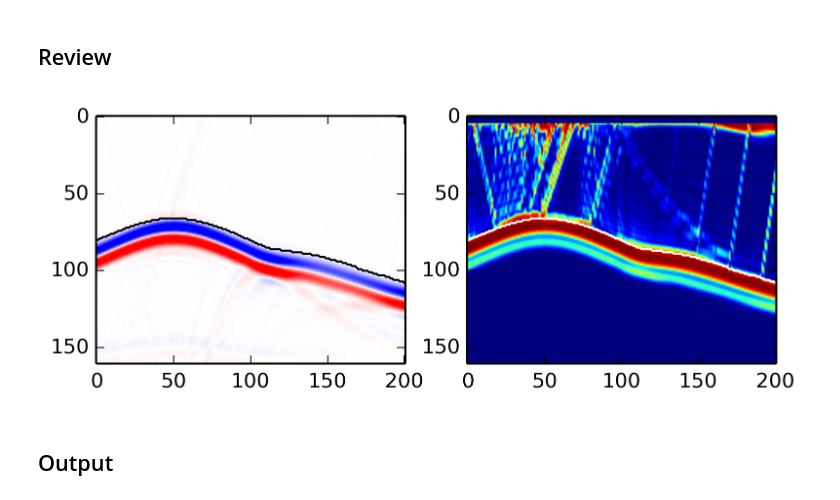
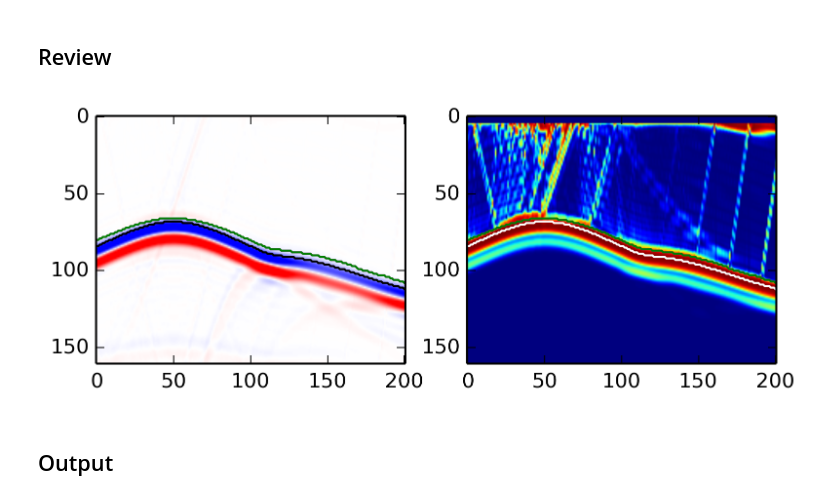
Before and after one commit to uwoseis/simplepicker, a Jupyter notebook: simplepicker.ipynb, the cells around one changed output. Cells and saved outputs as stored; diff of their text form; code cells hidden in the pictures.

Commit message:
Pick on inflections.

```diff
--- a/simplepicker.ipynb
+++ b/simplepicker.ipynb
@@ -26,6 +26,7 @@ windowLength    = 5         # How long a window to use
 pickOffset      = -5        # How far back to shift picks from peak STA/LTA
 zeroStart       = 50        # How far back to blank in the first pass
 zeroRel         = -10       # How far back from the initial pick to blank in the second pass
+inflectionSign  = -1        # Final pick on + or - inflection
 unit            = 1e3       # 1000 ms / s
 
 outputFormat = '%(index)8d %(tag)4d %(sx)0.6e %(sz)0.6e %(rx)0.6e %(rz)0.6e %(pick)e\n'
@@ -48,47 +49,59 @@ data = sf[:]
 er = energyratio(data, windowLength)
 er0 = er.copy()
 er0[:,:zeroStart] = 0
-picks = np.argmax(er0, axis=1) + pickOffset
+picks0 = np.argmax(er0, axis=1) + pickOffset
 del(er0)
 er1 = er.copy()
 for itrace in xrange(sf.ntr):
-    er1[itrace,:picks[itrace]+zeroRel] = 0
-picks = np.argmax(er1, axis=1) + pickOffset
+    er1[itrace,:picks0[itrace]+zeroRel] = 0
+picks1 = np.argmax(er1, axis=1) + pickOffset
 del(er1)
+
+der2 = np.diff(data)
+gathers = np.array_split(der2, nsrc)
+subpicks = np.array_split(picks1, nsrc)
+
+inflector = np.argmax if inflectionSign > 0 else np.argmin
+findInflection = lambda traces, picks, hlen=5: [pick + inflector(trace[pick-hlen:pick+hlen+1])-hlen for pick, trace in zip(picks, traces)]
+picks2 = np.concatenate(map(findInflection, gathers, subpicks))
 
 clipScale = 0.5*abs(data).max()
 def getInfo(isrc):
     trStart = isrc * nrec
     trEnd   = trStart + nrec
-    return data[trStart:trEnd], er[trStart:trEnd], picks[trStart:trEnd]
+    return data[trStart:trEnd], er[trStart:trEnd], picks0[trStart:trEnd], picks1[trStart:trEnd], picks2[trStart:trEnd]
 # %% [markdown]
 ## Review
 # %%
 shotGather = 50
 
-dataGather, erGather, picksGather = getInfo(shotGather)
+dataGather, erGather, picks0Gather, picks1Gather, picks2Gather = getInfo(shotGather)
 
 fig = plt.figure()
 plt.subplot(1,2,1)
 plotOpts = {
     'vmin': -clipScale,
     'vmax': clipScale,
     'cmap': cm.bwr,
 }
 plt.imshow(dataGather.T, **plotOpts)
 axis0 = plt.axis()
-plt.plot(picksGather, 'k-')
+plt.plot(picks0Gather, 'm-')
+plt.plot(picks1Gather, 'g-')
+plt.plot(picks2Gather, 'k-')
 plt.axis(axis0)
 
 plt.subplot(1,2,2)
 plotOpts = {
     'cmap': cm.jet,
 }
 plt.imshow(erGather.T, **plotOpts)
-plt.plot(picksGather, 'w-')
+plt.plot(picks0Gather, 'm-')
+plt.plot(picks1Gather, 'g-')
+plt.plot(picks2Gather, 'w-')
 axis0 = plt.axis(axis0)
 # %% [output]
-[figure, old version]
+[figure, new version]
 # %% [markdown]
 ## Output
 # %%
```
Also changed, not shown: parts of 1 cell of this notebook.
